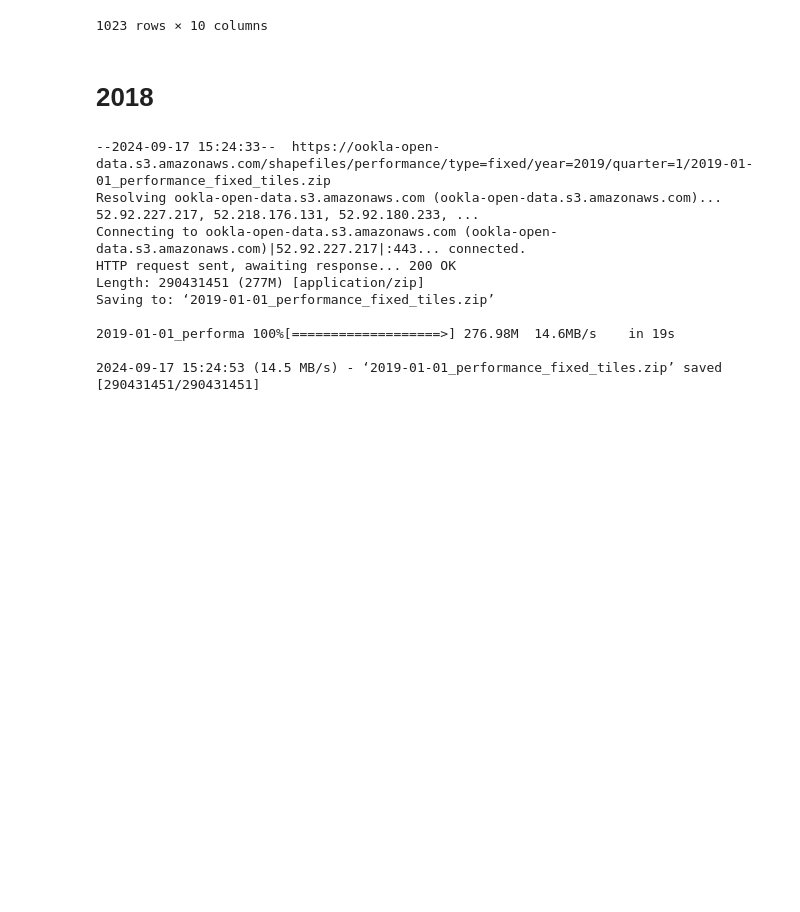
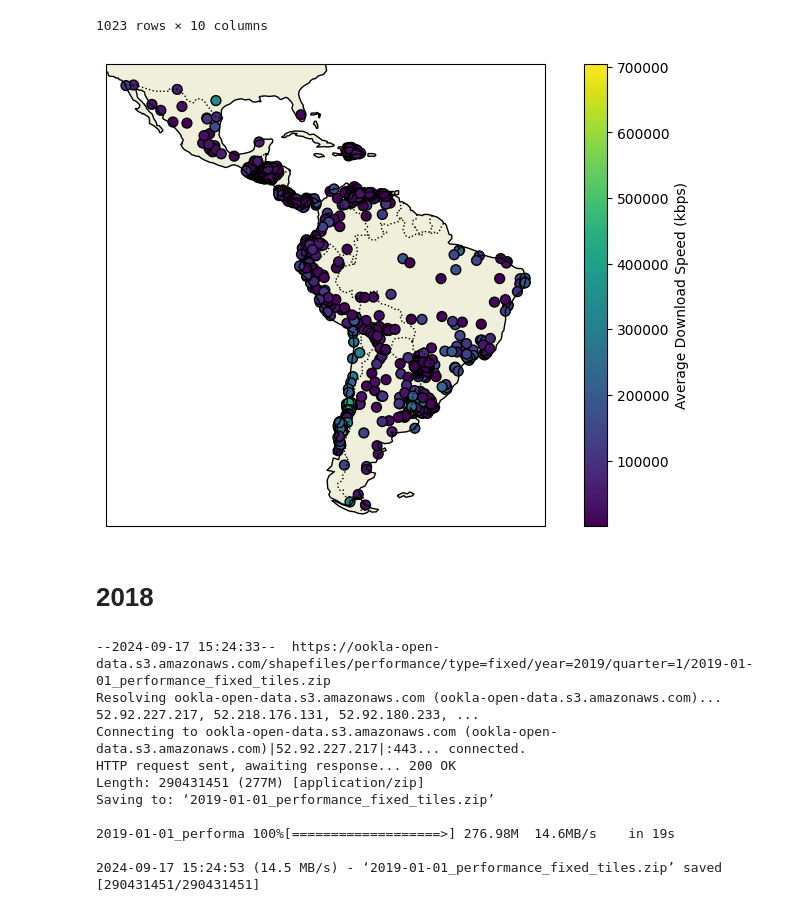
Before and after one commit to LCaravaggio/felicidad_y_redes, a Jupyter notebook: GeoCode.ipynb, the cells around one changed output. Saved outputs shown, nothing was run; the diff lists cells and outputs as text; code cells hidden in the pictures; blank space fills up the shorter version.

```diff
--- a/GeoCode.ipynb
+++ b/GeoCode.ipynb
@@ -506,6 +510,38 @@ ciudades_latlon
 | 1130 | VE: Zulia-San Francisco | 10.554444444444446 | -71.70583333333333 | 10.554444 | -71.705833 | 11291 | 14354 | 24 | ... |
 | 1131 | VE: Zulia-La Canada de Urdaneta | 10.477777777777778 | -71.99472222222222 | 10.477778 | -71.994722 | 8621 | 12544 | 9 | ... |
 1023 rows × 10 columns
+# %%
+ciudades_latlon=ciudades_latlon[ciudades_latlon['Latitude_num'] < 32.72]
+# %%
+ciudades_latlon=ciudades_latlon[ciudades_latlon['Longitude_num'] < -10]
+# %%
+import matplotlib.pyplot as plt
+import cartopy.crs as ccrs
+import cartopy.feature as cfeature
+import pandas as pd
+
+# Obtener los valores mínimo y máximo de avg_d_kbps
+vmin = ciudades_latlon['avg_d_kbps'].min()
+vmax = ciudades_latlon['avg_d_kbps'].max()
+
+# Crear el mapa
+fig, ax = plt.subplots(figsize=(10, 6), subplot_kw={'projection': ccrs.PlateCarree()})
+
+# Añadir características del mapa
+ax.add_feature(cfeature.LAND)
+ax.add_feature(cfeature.COASTLINE)
+ax.add_feature(cfeature.BORDERS, linestyle=':')
+
+# Dibujar los puntos en el mapa con vmin y vmax basados en los datos
+scatter = ax.scatter(ciudades_latlon['Longitude'],ciudades_latlon['Latitude'], c=ciudades_latlon['avg_d_kbps'], cmap='viridis', s=50, edgecolor='k', vmin=vmin, vmax=vmax)
+
+# Añadir colorbar para indicar los valores de avg_d_kbps
+cbar = plt.colorbar(scatter, ax=ax, orientation='vertical', label='Average Download Speed (kbps)')
+
+# Mostrar el mapa
+plt.show()
+# %% [output]
+[figure, added]
 # %%
 ciudades_latlon.to_csv('ciudades_latlon_2023.csv')
 # %% [markdown]
```
Also changed, not shown: parts of 5 cells of this notebook.
